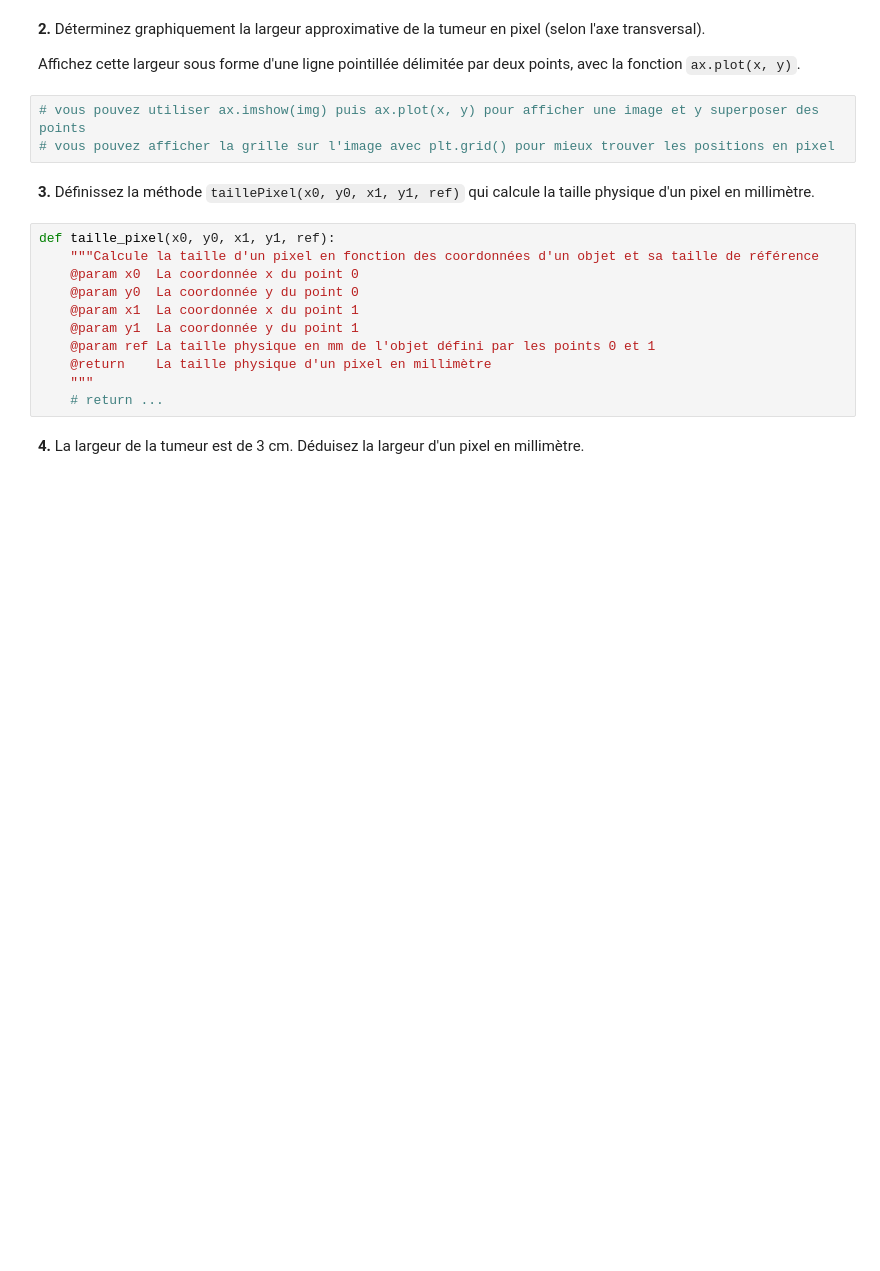
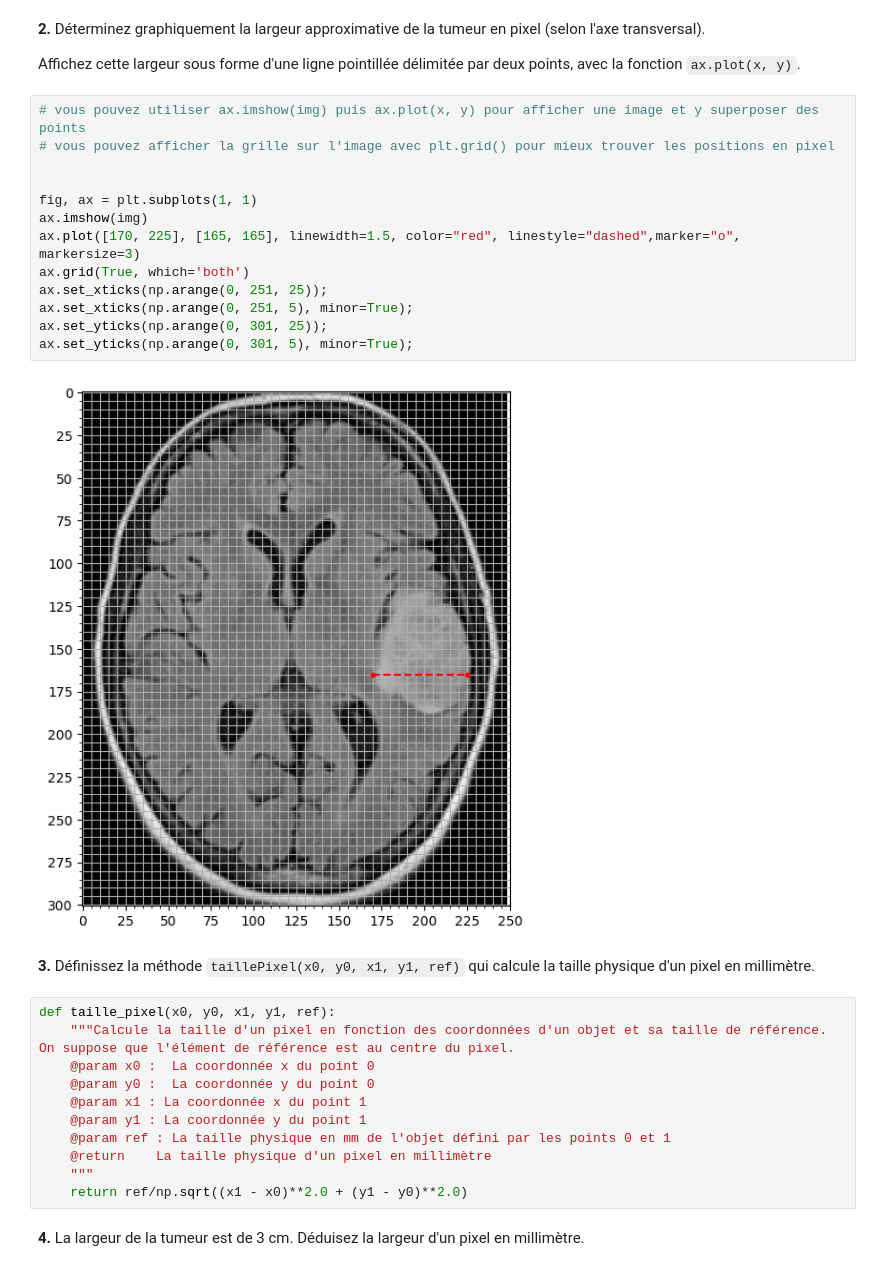
Before and after one commit to lashlone/GBM8770-Programmation, a Jupyter notebook: TP1 Qualité dimage et analyse de signaux 1D-20240912/tp1_seance1.ipynb, the cells around one changed output. Saved outputs shown, nothing was run; the diff lists cells and outputs as text; blank space fills up the shorter version.

````diff
--- a/TP1 Qualité dimage et analyse de signaux 1D-20240912/tp1_seance1.ipynb
+++ b/TP1 Qualité dimage et analyse de signaux 1D-20240912/tp1_seance1.ipynb
@@ -33,18 +39,30 @@ Affichez cette largeur sous forme d'une ligne pointillée délimitée par deux p
 # %%
 # vous pouvez utiliser ax.imshow(img) puis ax.plot(x, y) pour afficher une image et y superposer des points
 # vous pouvez afficher la grille sur l'image avec plt.grid() pour mieux trouver les positions en pixel
+
+
+fig, ax = plt.subplots(1, 1)
+ax.imshow(img)
+ax.plot([170, 225], [165, 165], linewidth=1.5, color="red", linestyle="dashed",marker="o", markersize=3)
+ax.grid(True, which='both')
+ax.set_xticks(np.arange(0, 251, 25));
+ax.set_xticks(np.arange(0, 251, 5), minor=True);
+ax.set_yticks(np.arange(0, 301, 25));
+ax.set_yticks(np.arange(0, 301, 5), minor=True);
+# %% [output]
+[figure, added]
 # %% [markdown]
 **3.** Définissez la méthode ```taillePixel(x0, y0, x1, y1, ref)``` qui calcule la taille physique d'un pixel en millimètre.
 # %%
 def taille_pixel(x0, y0, x1, y1, ref):
-    """Calcule la taille d'un pixel en fonction des coordonnées d'un objet et sa taille de référence
-    @param x0  La coordonnée x du point 0
-    @param y0  La coordonnée y du point 0
-    @param x1  La coordonnée x du point 1
-    @param y1  La coordonnée y du point 1
-    @param ref La taille physique en mm de l'objet défini par les points 0 et 1
+    """Calcule la taille d'un pixel en fonction des coordonnées d'un objet et sa taille de référence. On suppose que l'élément de référence est au centre du pixel.
+    @param x0 :  La coordonnée x du point 0
+    @param y0 :  La coordonnée y du point 0
+    @param x1 : La coordonnée x du point 1
+    @param y1 : La coordonnée y du point 1
+    @param ref : La taille physique en mm de l'objet défini par les points 0 et 1
     @return    La taille physique d'un pixel en millimètre
     """
-    # return ...
+    return ref/np.sqrt((x1 - x0)**2.0 + (y1 - y0)**2.0)
 # %% [markdown]
 **4.** La largeur de la tumeur est de 3 cm. Déduisez la largeur d'un pixel en millimètre.
````
Also changed, not shown: parts of 9 cells of this notebook.
